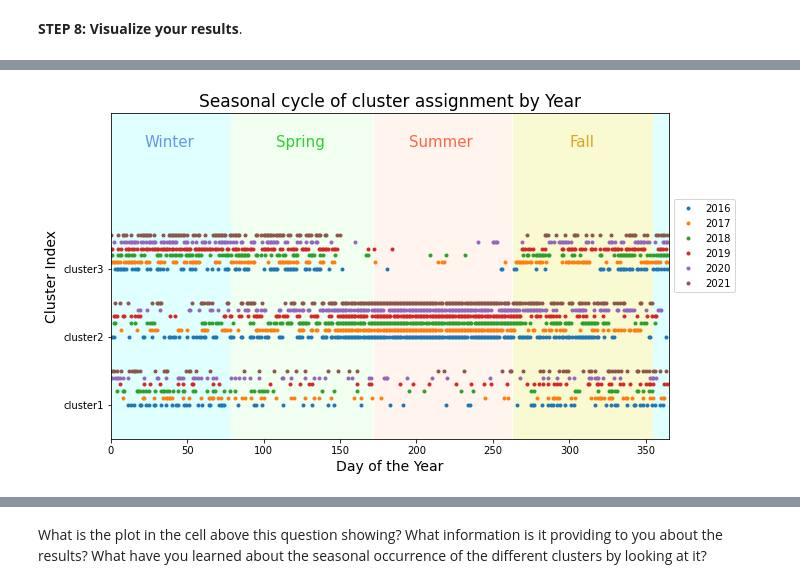
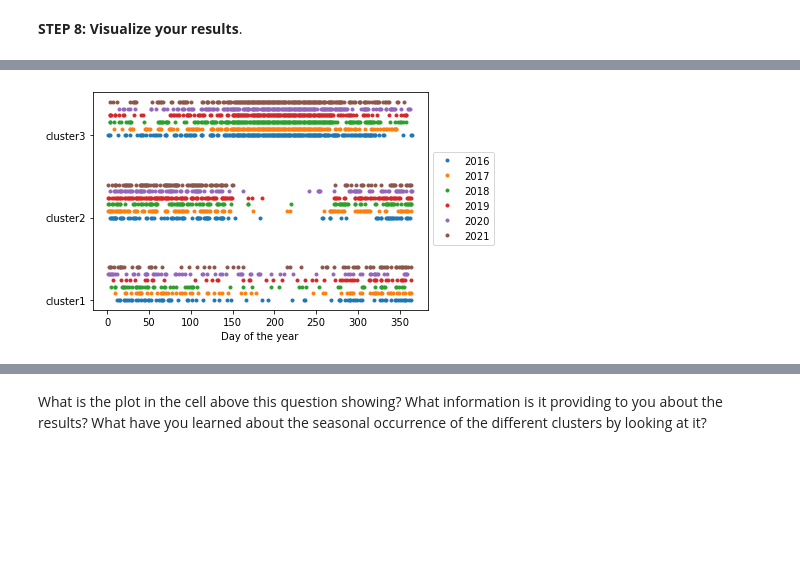
Before and after one commit to jenkayco/ATOC5860_Spring2022, a Jupyter notebook: lab6/ATOC5860_applicationlab6_cluster_mesa_data_3seasons.ipynb, the cells around one changed output, grey strips where cells are left out. Drawn from its saved outputs; the diff is of its cells as text; code cells hidden in the pictures; blank space fills up the shorter version.

```diff
--- a/lab6/ATOC5860_applicationlab6_cluster_mesa_data_3seasons.ipynb
+++ b/lab6/ATOC5860_applicationlab6_cluster_mesa_data_3seasons.ipynb
@@ -318,34 +332,30 @@ plt.title('Seasonal cycle of cluster assignment by Year');
-# %%
-#### OH! Here's a prettier plot contributed by Rachel Mooers (ATOC Undergrad)
-
-fig, ax = plt.subplots(figsize=(10, 6))
-
-ax.set_xlabel('Day of the Year', fontsize=14)
-ax.set_ylabel('Cluster Index', fontsize=14)
-ax.set_xlim(0,365)
-ax.set_ylim(0.5,5.3)
-
-ax.fill_between(range(len(idx))[0:79], [0]*len(range(len(idx))[0:79]), [6]*len(range(len(idx))[0:79]), color='lightcyan')
-ax.fill_between(range(len(idx))[79:172], [0]*len(range(len(idx))[79:172]), [6]*len(range(len(idx))[79:172]), color='honeydew')
-ax.fill_between(range(len(idx))[172:263], [0]*len(range(len(idx))[172:263]), [6]*len(range(len(idx))[172:263]), color='seashell')
-ax.fill_between(range(len(idx))[263:355], [0]*len(range(len(idx))[263:355]), [6]*len(range(len(idx))[263:355]), color='lightgoldenrodyellow')
-ax.fill_between(range(len(idx))[355:366], [0]*len(range(len(idx))[355:366]), [6]*len(range(len(idx))[355:366]), color='lightcyan')
-
-ax.plot(idx[0:365],'.',label='2016');
-ax.plot(idx[365:365*2]+0.1,'.',label='2017');
-ax.plot(idx[365*2:365*3]+0.2,'.',label='2018');
-ax.plot(idx[365*3:365*4]+0.3,'.',label='2019');
-ax.plot(idx[365*4:365*5]+0.4,'.',label='2020');
-ax.plot(idx[365*5:365*6]+0.5,'.',label='2021');
-
-#plt.legend(loc='best');
-plt.legend(bbox_to_anchor=(1, 0.75), loc='upper left', ncol=1);
-plt.yticks(np.arange(1,NO_CLUSTERS+1),labels=['cluster1','cluster2','cluster3']);
-ax.set_title('Seasonal cycle of cluster assignment by Year', fontsize=17);
-
-ax.text(22, 4.8, 'Winter',  fontsize=15, color='cornflowerblue');
-ax.text(108, 4.8, 'Spring',  fontsize=15, color='limegreen');
-ax.text(195, 4.8, 'Summer',  fontsize=15, color='tomato');
-ax.text(300, 4.8, 'Fall',  fontsize=15, color='Goldenrod');
-# %% [output]
-[figure, removed]
+# %%
+## USE THIS CODE INSTEAD
+
+### find the julian day and year for each point in the dataset
+fool=selectdf['day'].values
+
+jday = [int(dt.datetime.strptime(date, '%Y-%m-%d').strftime('%j')) for date in fool]
+#print(jday)
+year = [int(dt.datetime.strptime(date, '%Y-%m-%d').strftime('%Y')) for date in fool]
+#print(year)
+
+### find the minimum and maximum index of the array for each year
+idx_min=[]
+idx_max=[]
+for yearSEL in np.arange(2016,2022,1):
+  #print(yearSEL)
+  yearidx=[index for index,value in enumerate(year) if value==yearSEL]
+  idx_min.append(min(yearidx))
+  idx_max.append(max(yearidx))
+
+### plot all years
+for y in np.arange(0,6,1):
+  plt.plot(jday[np.min(idx_min[y]):np.max(idx_max[y])],idx[np.min(idx_min[y]):np.max(idx_max[y])]+0.08*y,'.',\
+           label=str(y+2016));
+
+plt.xlabel('Day of the year');
+plt.legend(bbox_to_anchor=(1, 0.75), loc='upper left', ncol=1);
+plt.yticks(np.arange(1,NO_CLUSTERS+1),labels=['cluster1','cluster2','cluster3']);
+# %% [output]
+[figure, added]
```
Also changed, not shown: parts of 9 cells of this notebook, 3 other files.
